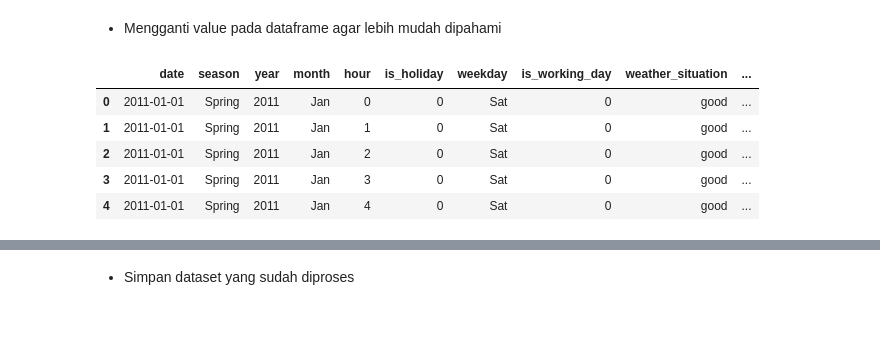
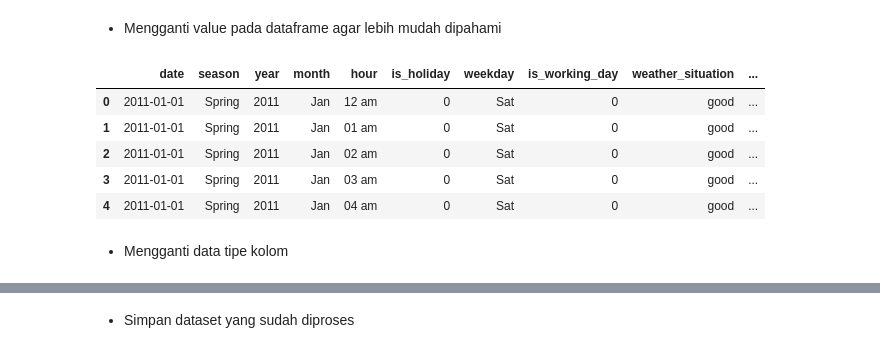
Before and after one commit to MHendriF/Belajar-Analisis-Data-dengan-Python, a Jupyter notebook: Submission/notebook.ipynb, the cells around one changed output, grey strips where cells are left out. Cells and saved outputs as stored; diff of their text form; code cells hidden in the pictures; blank space fills up the shorter version.

```diff
--- a/Submission/notebook.ipynb
+++ b/Submission/notebook.ipynb
@@ -265,48 +265,45 @@ hour_df['season'] = hour_df['season'].map(season_map)
 
 # Mapping year
 year_map = {0: 2011, 1: 2012}
 hour_df['year'] = hour_df['year'].map(year_map)
 
 # Mapping month
 month_map = {1: 'Jan', 2: 'Feb', 3: 'Mar', 4: 'Apr',
              5: 'May', 6: 'June', 7: 'July', 8: 'Aug',
              9: 'Sept', 10: 'Oct', 11: 'Nov', 12: 'Dec'}
 hour_df['month'] = hour_df['month'].map(month_map)
 
 # Mapping day
 day_map = {0: 'Sun', 1: 'Mon', 2: 'Tue', 3: 'Wed',
            4: 'Thu', 5: 'Fri', 6: 'Sat'}
 hour_df['weekday'] = hour_df['weekday'].map(day_map)
 
 # Mapping weather situation
 wather_map = {1: 'good', 2: 'moderate', 3: 'bad', 4: 'worse'}
 hour_df['weather_situation'] = hour_df['weather_situation'].map(wather_map)
 
+# Mapping hour
+hour_map = {0:'12 am', 1: '01 am', 2: '02 am', 3: '03 am', 4: '04 am',
+            5: '05 am', 6: '06 am', 7: '07 am', 8: '08 am', 9: '09 am',
+            10: '10 am', 11: '11 am', 12: '12 pm', 13: '01 pm', 14: '02 pm',
+            15: '03 pm', 16: '04 pm', 17: '05 pm', 18: '06 pm', 19: '07 pm',
+            20: '08 pm', 21: '09 pm', 22: '10 pm', 23: '11 pm'}
+hour_df['hour'] = hour_df['hour'].map(hour_map)
+
 # Denormalize data
 hour_df['temperature'] = hour_df['temperature'] * 41
 hour_df['feels_like_temperature'] = hour_df['feels_like_temperature'] * 50
 hour_df['humidity'] = hour_df['humidity'] * 100
 hour_df['windspeed'] = hour_df['windspeed'] * 67
 
-# Change type data to category
-hour_df['season'] = hour_df['season'].astype('category')
-hour_df['year'] = hour_df['year'].astype('category')
-hour_df['month'] = hour_df['month'].astype('category')
-hour_df['hour'] = hour_df['hour'].astype('category')
-hour_df['is_holiday'] = hour_df['is_holiday'].astype('category')
-hour_df['weekday'] = hour_df['weekday'].astype('category')
-hour_df['is_working_day'] = hour_df['is_working_day'].astype('category')
-hour_df['weather_situation'] = hour_df['weather_situation'].astype('category')
-
-# Change type data
-hour_df['date'] = pd.to_datetime(hour_df['date'])
-
 # Check data
 hour_df.head()
 # %% [output]
 |  | date | season | year | month | hour | is_holiday | weekday | is_working_day | weather_situation | ... |
-| 0 | 2011-01-01 | Spring | 2011 | Jan | 0 | 0 | Sat | 0 | good | ... |
-| 1 | 2011-01-01 | Spring | 2011 | Jan | 1 | 0 | Sat | 0 | good | ... |
-| 2 | 2011-01-01 | Spring | 2011 | Jan | 2 | 0 | Sat | 0 | good | ... |
-| 3 | 2011-01-01 | Spring | 2011 | Jan | 3 | 0 | Sat | 0 | good | ... |
-| 4 | 2011-01-01 | Spring | 2011 | Jan | 4 | 0 | Sat | 0 | good | ... |
+| 0 | 2011-01-01 | Spring | 2011 | Jan | 12 am | 0 | Sat | 0 | good | ... |
+| 1 | 2011-01-01 | Spring | 2011 | Jan | 01 am | 0 | Sat | 0 | good | ... |
+| 2 | 2011-01-01 | Spring | 2011 | Jan | 02 am | 0 | Sat | 0 | good | ... |
+| 3 | 2011-01-01 | Spring | 2011 | Jan | 03 am | 0 | Sat | 0 | good | ... |
+| 4 | 2011-01-01 | Spring | 2011 | Jan | 04 am | 0 | Sat | 0 | good | ... |
+# %% [markdown]
+- Mengganti data tipe kolom
```
Also changed, not shown: parts of 18 cells of this notebook, 2 other files.
